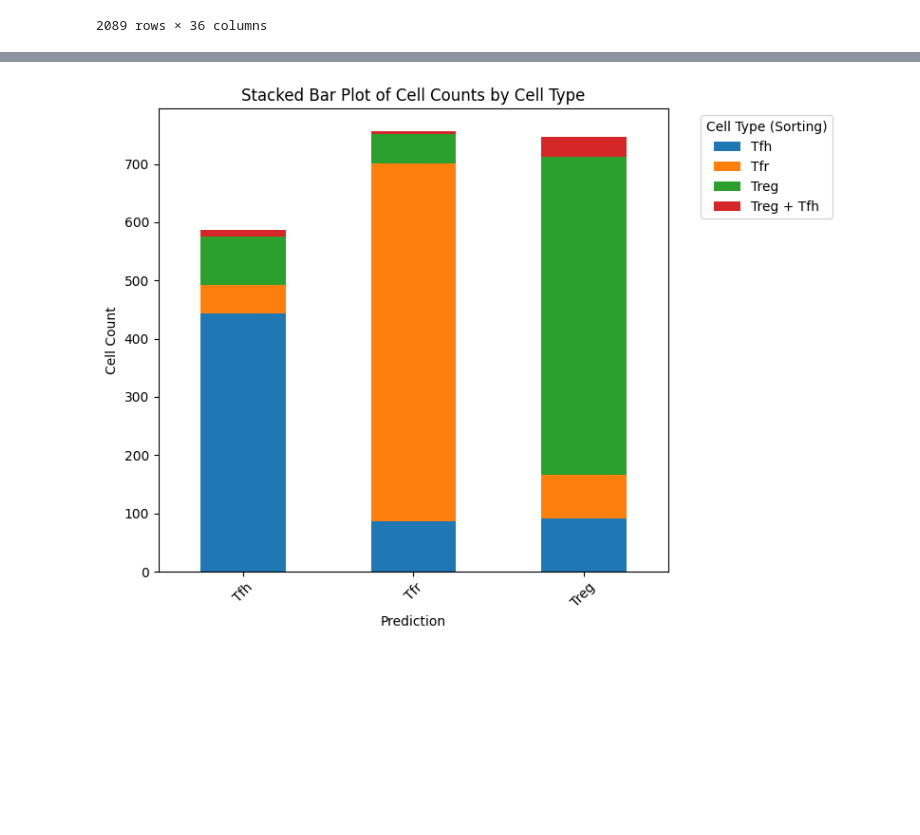
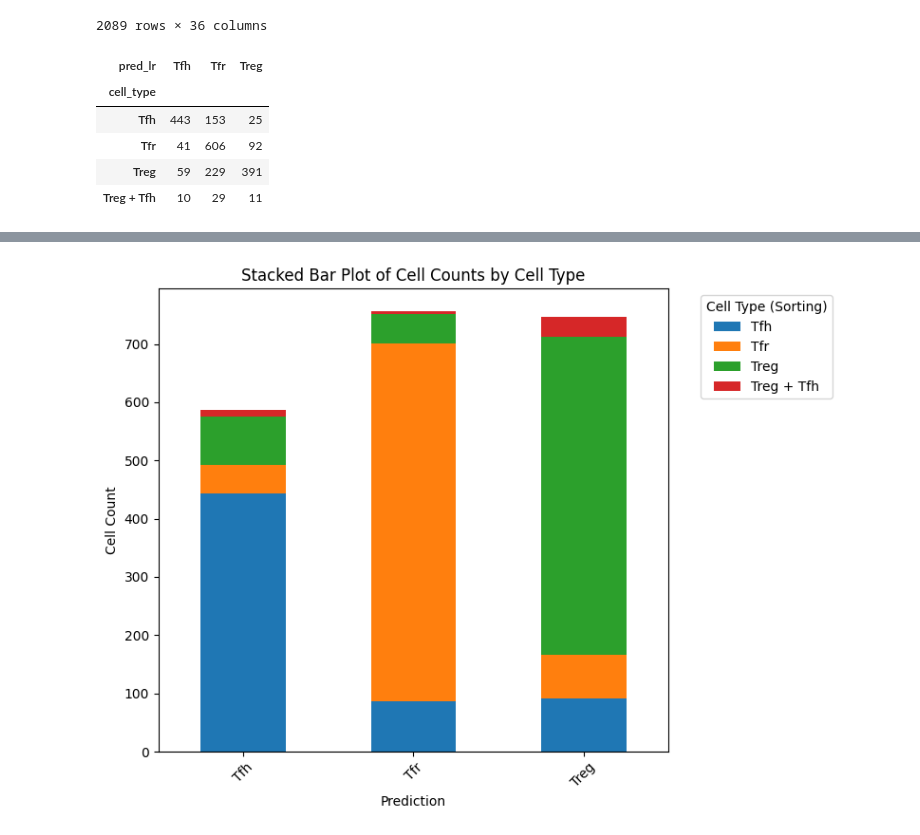
Before and after one commit to mbvasques/Tfr-Tfh-Treg, a Jupyter notebook: analysis/model_classifier.ipynb, the cells around one changed output, grey strips where cells are left out. Saved outputs shown, nothing was run; the diff lists cells and outputs as text; code cells hidden in the pictures; blank space fills up the shorter version.

```diff
--- a/analysis/model_classifier.ipynb
+++ b/analysis/model_classifier.ipynb
@@ -843,0 +855,9 @@ meta_cc = pd.read_csv("analysis/model_classifier/new/meta_cellcycle_predictions.
+# %%
+pd.crosstab(sort, pred_lr)
+# %% [output]
+| pred_lr | Tfh | Tfr | Treg |
+| cell_type |  |  |  |
+| Tfh | 443 | 153 | 25 |
+| Tfr | 41 | 606 | 92 |
+| Treg | 59 | 229 | 391 |
+| Treg + Tfh | 10 | 29 | 11 |
```
Also changed, not shown: parts of 10 cells of this notebook.
